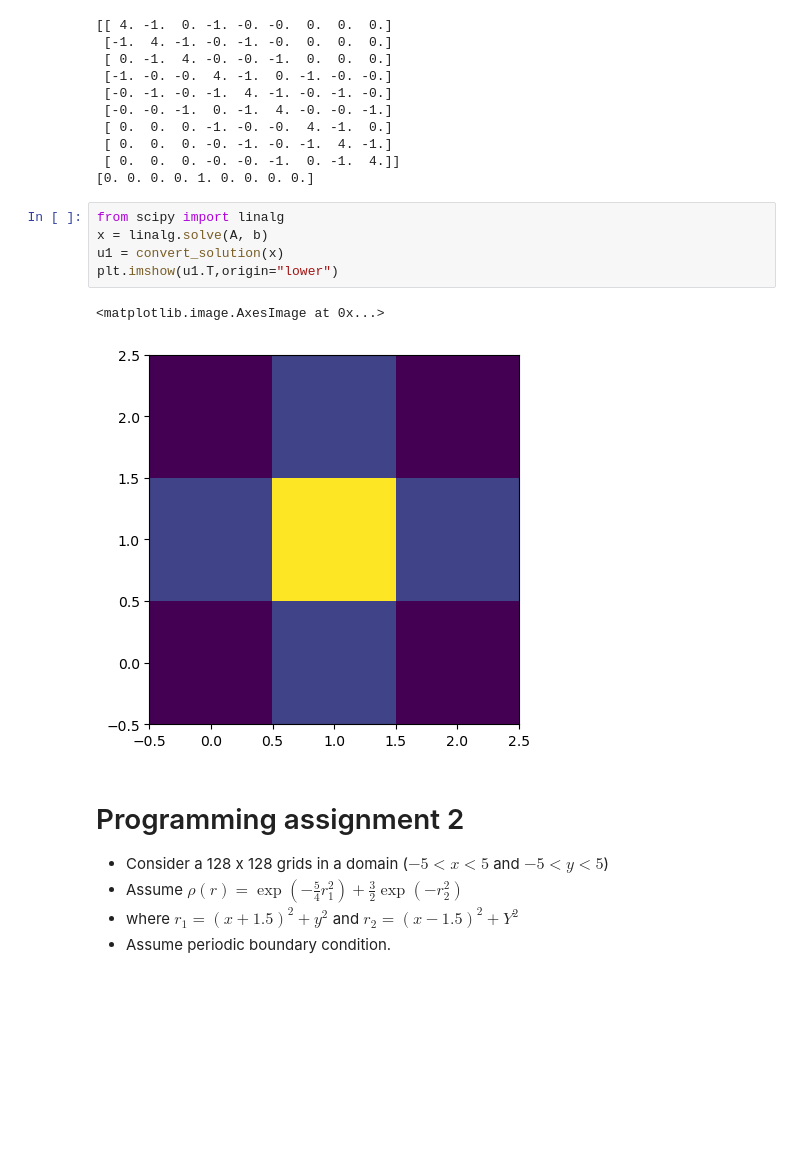
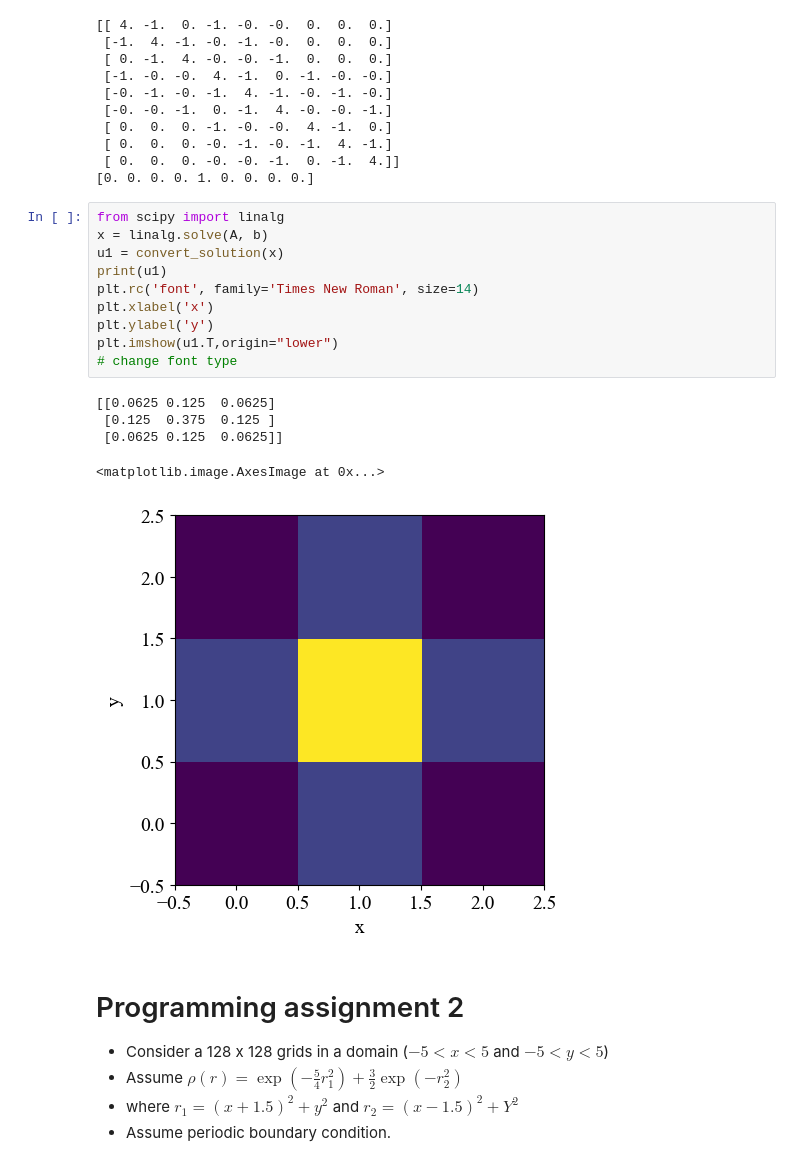
Before and after one commit to ricky4280/computationalPhysics-112, a Jupyter notebook: project3/HW3/HW3-2.ipynb, the cells around one changed output. Saved outputs shown, nothing was run; the diff lists cells and outputs as text; blank space fills up the shorter version.

```diff
--- a/project3/HW3/HW3-2.ipynb
+++ b/project3/HW3/HW3-2.ipynb
@@ -107,11 +107,19 @@ print(b)
 # %%
 from scipy import linalg
 x = linalg.solve(A, b)
 u1 = convert_solution(x)
+print(u1)
+plt.rc('font', family='Times New Roman', size=14)
+plt.xlabel('x')
+plt.ylabel('y')
 plt.imshow(u1.T,origin="lower")
+# change font type
 # %% [output]
-<matplotlib.image.AxesImage at 0x...>
+[[0.0625 0.125  0.0625]
+ [0.125  0.375  0.125 ]
+ [0.0625 0.125  0.0625]]
+<matplotlib.image.AxesImage at 0x...>
-[figure, old version]
+[figure, new version]
 # %% [markdown]
 # Programming assignment 2
 * Consider a 128 x 128 grids in a domain ($-5<x<5$ and $-5<y<5$)
```
Also changed, not shown: parts of 24 cells of this notebook.
